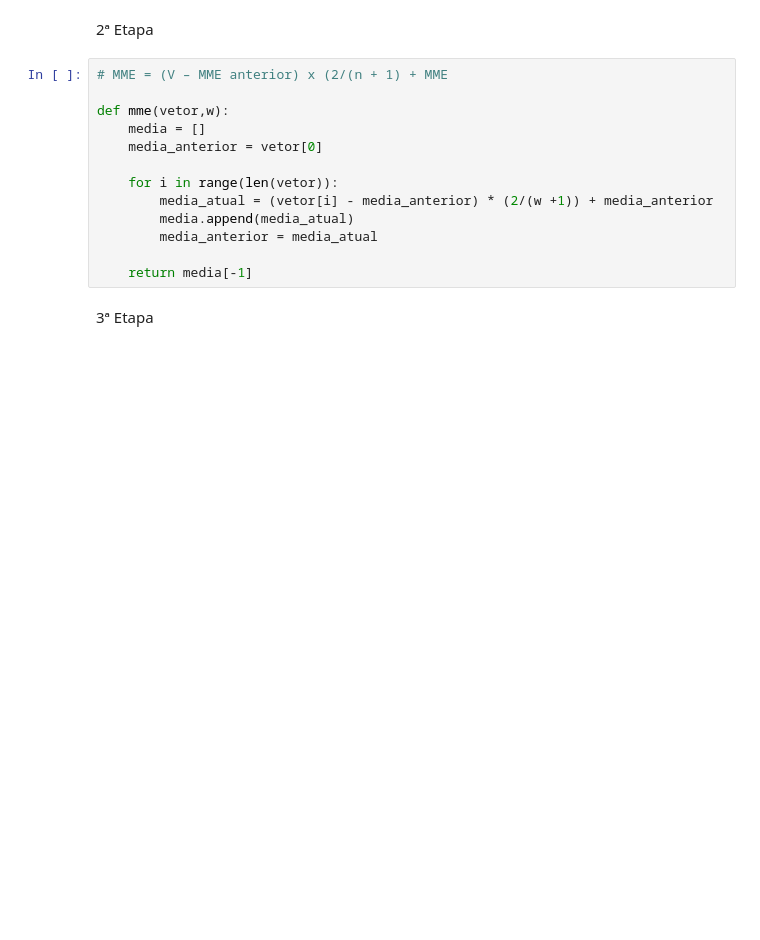
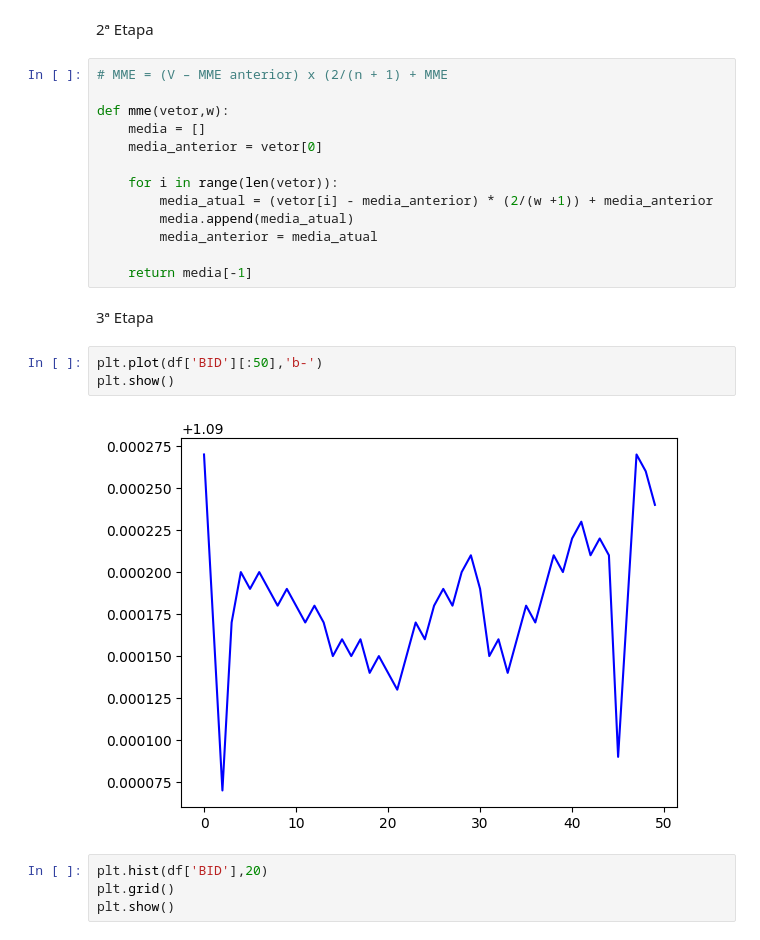
Before and after one commit to RafaelQSantos-RQS/CSPC, a Jupyter notebook: Predição de Séries Temporais/notebooks/data_analysis.ipynb, the cells around one changed output. Drawn from its saved outputs; the diff is of its cells as text; blank space fills up the shorter version.

```diff
--- a/Predição de Séries Temporais/notebooks/data_analysis.ipynb
+++ b/Predição de Séries Temporais/notebooks/data_analysis.ipynb
@@ -61,3 +70,12 @@ def mme(vetor,w):
     return media[-1]
 # %% [markdown]
 3ª Etapa
+# %%
+plt.plot(df['BID'][:50],'b-')
+plt.show()
+# %% [output]
+[figure, added]
+# %%
+plt.hist(df['BID'],20)
+plt.grid()
+plt.show()
```
Also changed, not shown: parts of 3 cells of this notebook, 1 other file.
